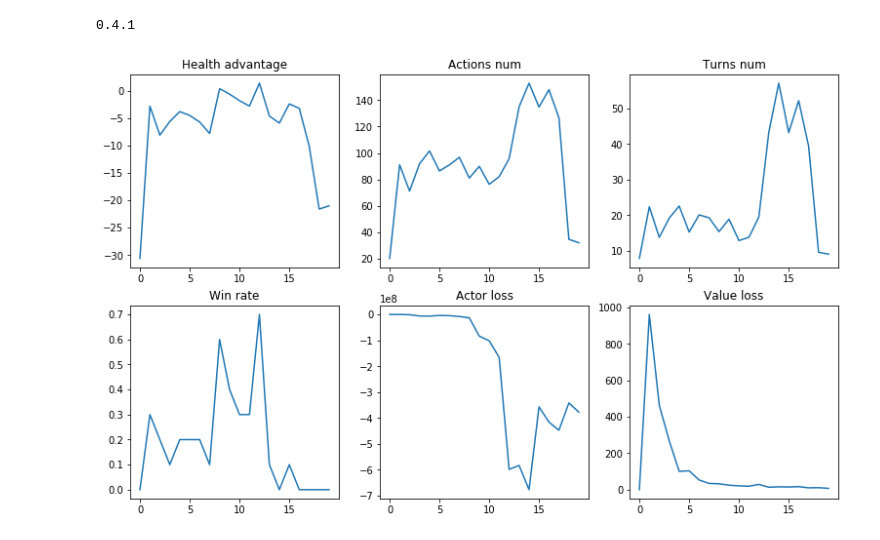
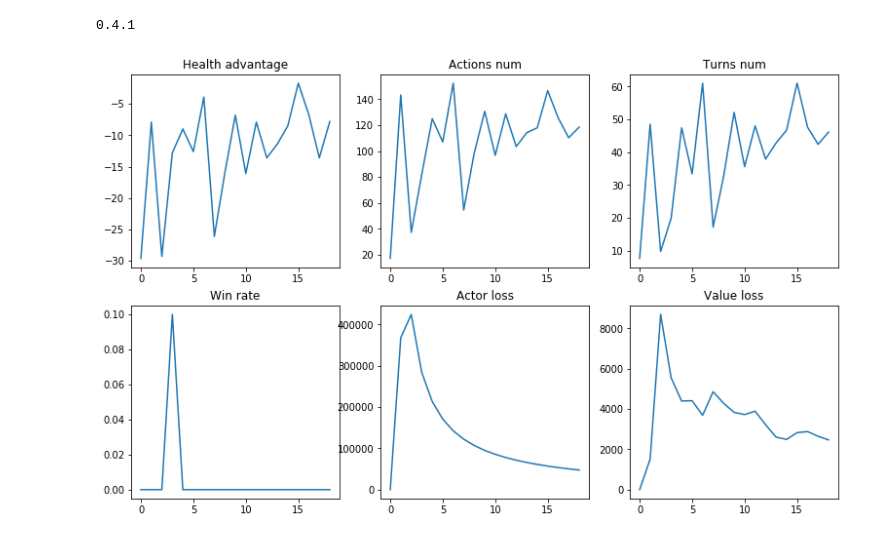
Before and after one commit to GospodinNoob/RL_CCG, a Jupyter notebook: refactored.ipynb, the cells around one changed output. Cells and saved outputs as stored; diff of their text form; code cells hidden in the pictures.

Commit message:
prioritized replay

```diff
--- a/refactored.ipynb
+++ b/refactored.ipynb
@@ -38,9 +38,11 @@ print(torch.__version__)
 from trainer import Trainer
 from agents import ARagent, A2Cagent
 from nets import ActorNetwork, ValueNetwork
+from replays import FlatReplay, PrioritizedReplay
+
 actor = ActorNetwork(session.processObservation())
 value = ValueNetwork(session.processObservation())
-a2cAgent = A2Cagent(actor, value, 0)
+a2cAgent = A2Cagent(actor, value, 0, PrioritizedReplay())
 arAgent = ARagent(1)
 skipAgent = SkipAgent(1)
 
@@ -67,7 +69,12 @@ value_loss_log = []
 actor_loss_epoch = []
 value_loss_epoch = []
 
+print("Filling buffer")
 for i in range(1000):
+    trainer.playGame()
+print("Buffer filled")
+
+for i in range(10000):
     trainer.playSteps(30, replay_id = i)
     observation, _, _ = session.processNewStateInfo()
     winner = -1
@@ -105,31 +112,31 @@ for i in range(1000):
         value_loss_epoch = []
 
         fig = plt.figure(figsize=(13, 8))
 
         plt.subplot(2, 3, 1)
         plt.plot(range(len(health_adv_log)), health_adv_log)
         plt.title("Health advantage")
 
         plt.subplot(2, 3, 2)
         plt.plot(range(len(actions_num_log)), actions_num_log)
         plt.title("Actions num")
 
         plt.subplot(2, 3, 3)
         plt.plot(range(len(turns_log)), turns_log)
         plt.title("Turns num")
 
         plt.subplot(2, 3, 4)
         plt.plot(range(len(wins_log)), wins_log)
         plt.title("Win rate")
 
         plt.subplot(2, 3, 5)
         plt.plot(range(len(actor_loss_log)), actor_loss_log)
         plt.title("Actor loss")
 
         plt.subplot(2, 3, 6)
         plt.plot(range(len(value_loss_log)), value_loss_log)
         plt.title("Value loss")
 
         plt.show()
 # %% [output]
-[figure, old version]
+[figure, new version]
```
Also changed, not shown: 5 other files.
